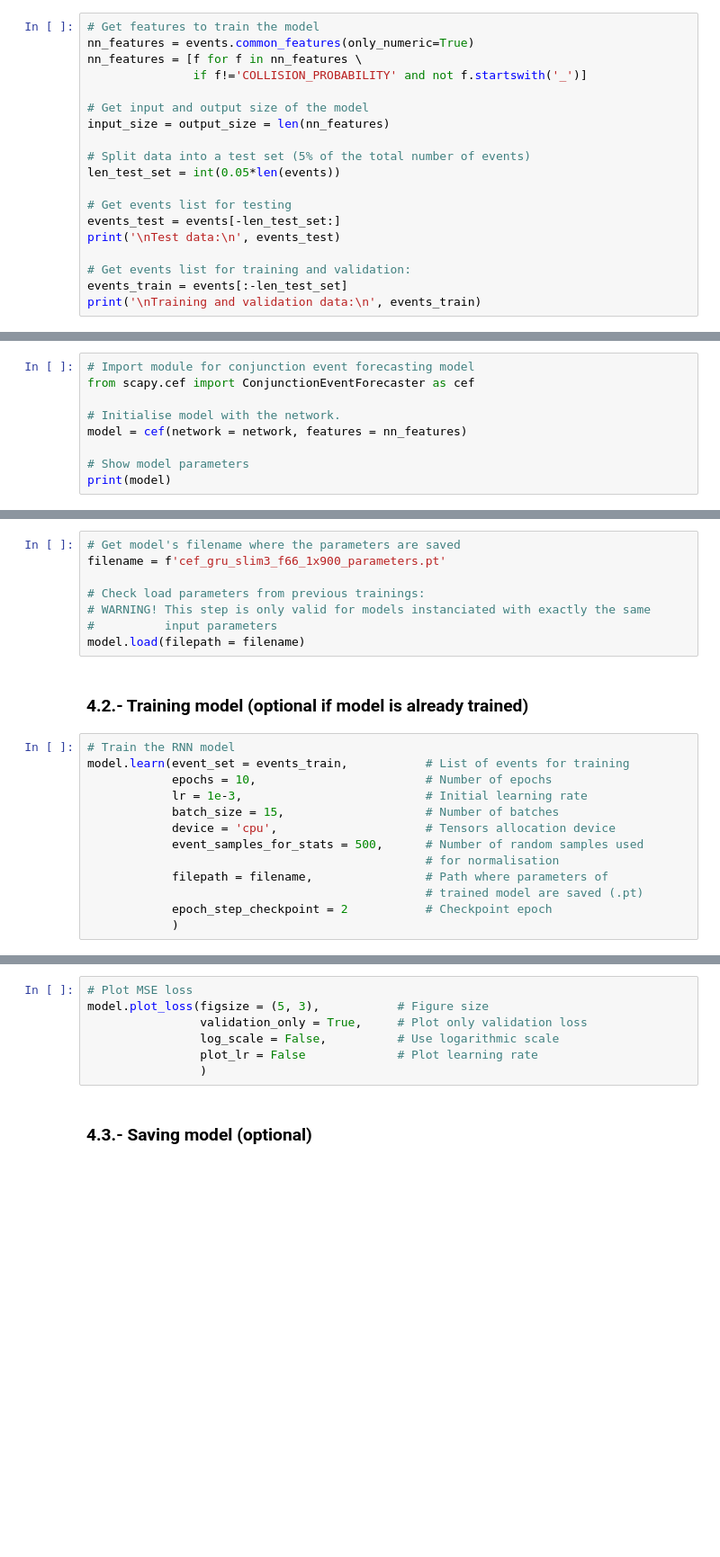
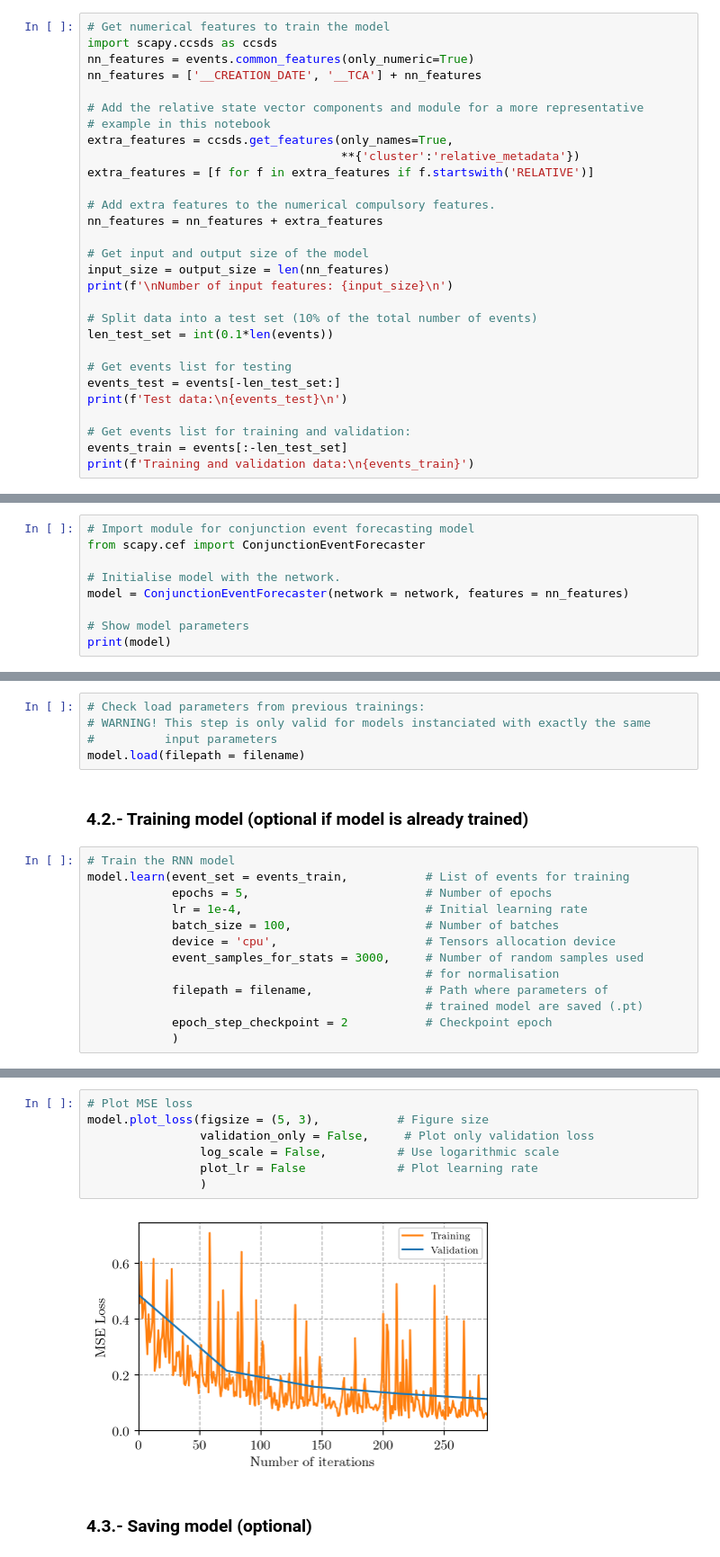
Before and after one commit to JJavierRosales/scapy, a Jupyter notebook: notebooks/users/01_get_started_cef.ipynb, the cells around one changed output, grey strips where cells are left out. Shown at 90% size. Drawn from its saved outputs; the diff is of its cells as text; blank space fills up the shorter version.

```diff
--- a/notebooks/users/01_get_started_cef.ipynb
+++ b/notebooks/users/01_get_started_cef.ipynb
@@ -103,24 +110,34 @@ events[:5].plot_features(features = features)
 # %% [markdown]
 ### 2.2.- Split data into train, validation and test subsets
 # %%
-# Get features to train the model
+# Get numerical features to train the model
+import scapy.ccsds as ccsds
 nn_features = events.common_features(only_numeric=True)
-nn_features = [f for f in nn_features \
-               if f!='COLLISION_PROBABILITY' and not f.startswith('_')]
+nn_features = ['__CREATION_DATE', '__TCA'] + nn_features
+
+# Add the relative state vector components and module for a more representative
+# example in this notebook
+extra_features = ccsds.get_features(only_names=True,
+                                    **{'cluster':'relative_metadata'})
+extra_features = [f for f in extra_features if f.startswith('RELATIVE')]
+
+# Add extra features to the numerical compulsory features.
+nn_features = nn_features + extra_features
 
 # Get input and output size of the model
 input_size = output_size = len(nn_features)
+print(f'\nNumber of input features: {input_size}\n')
 
-# Split data into a test set (5% of the total number of events)
-len_test_set = int(0.05*len(events))
+# Split data into a test set (10% of the total number of events)
+len_test_set = int(0.1*len(events))
 
 # Get events list for testing
 events_test = events[-len_test_set:]
-print('\nTest data:\n', events_test)
+print(f'Test data:\n{events_test}\n')
 
 # Get events list for training and validation:
 events_train = events[:-len_test_set]
-print('\nTraining and validation data:\n', events_train)
+print(f'Training and validation data:\n{events_train}')
 # %% [output]
 CONJUNCTION EVENTS DATASET -> PANDAS DATAFRAME:
 | Progress                     |    Time     | Iters/sec | Comments
@@ -190,9 +251,9 @@ It expects num_layers greater > 1, but got num_layers = 1.
 # %%
 # Import module for conjunction event forecasting model
-from scapy.cef import ConjunctionEventForecaster as cef
+from scapy.cef import ConjunctionEventForecaster
 
 # Initialise model with the network.
-model = cef(network = network, features = nn_features)
+model = ConjunctionEventForecaster(network = network, features = nn_features)
 
 # Show model parameters
 print(model)
@@ -219,9 +280,6 @@ ConjunctionEventForecaster(
 # %% [markdown]
 ### 4.1.- Loading model (optional)
 # %%
-# Get model's filename where the parameters are saved
-filename = f'cef_gru_slim3_f66_1x900_parameters.pt'
-
 # Check load parameters from previous trainings:
 # WARNING! This step is only valid for models instanciated with exactly the same
 #          input parameters
@@ -231,11 +289,11 @@ model.load(filepath = filename)
 # %%
 # Train the RNN model
 model.learn(event_set = events_train,           # List of events for training
-            epochs = 10,                        # Number of epochs
-            lr = 1e-3,                          # Initial learning rate
-            batch_size = 15,                    # Number of batches
+            epochs = 5,                         # Number of epochs
+            lr = 1e-4,                          # Initial learning rate
+            batch_size = 100,                   # Number of batches
             device = 'cpu',                     # Tensors allocation device
-            event_samples_for_stats = 500,      # Number of random samples used
+            event_samples_for_stats = 3000,     # Number of random samples used
                                                 # for normalisation
             filepath = filename,                # Path where parameters of
                                                 # trained model are saved (.pt)
@@ -244,10 +314,12 @@ model.learn(event_set = events_train,           # List of events for training
 # %%
 # Plot MSE loss
 model.plot_loss(figsize = (5, 3),           # Figure size
-                validation_only = True,     # Plot only validation loss
+                validation_only = False,     # Plot only validation loss
                 log_scale = False,          # Use logarithmic scale
                 plot_lr = False             # Plot learning rate
                 )
+# %% [output]
+[figure, added]
 # %% [markdown]
 ### 4.3.- Saving model (optional)
 # %%
```
Also changed, not shown: parts of 15 cells of this notebook, 1 other file.
